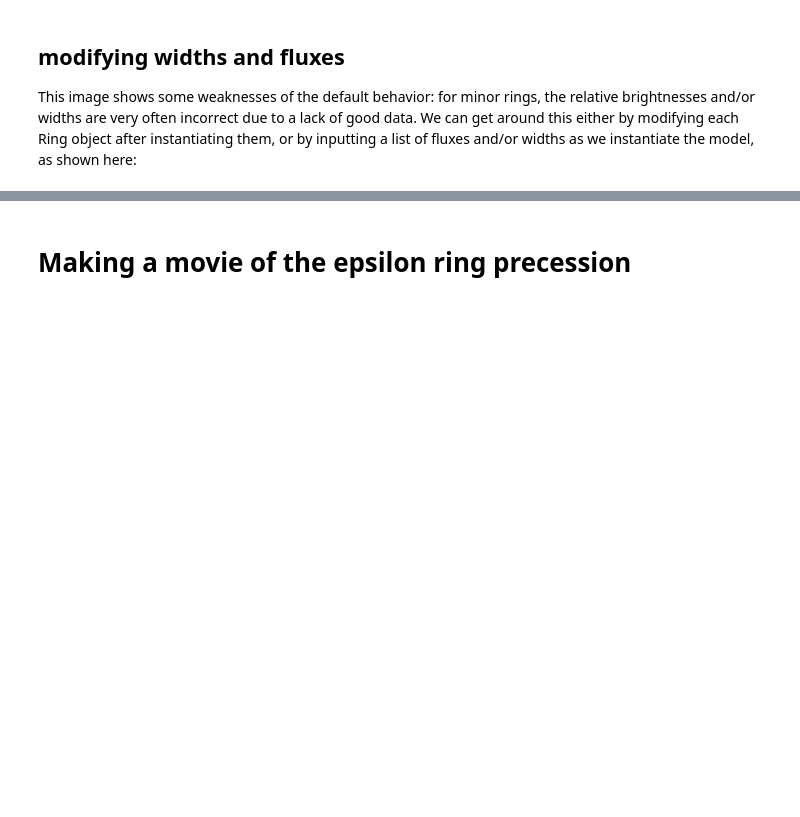
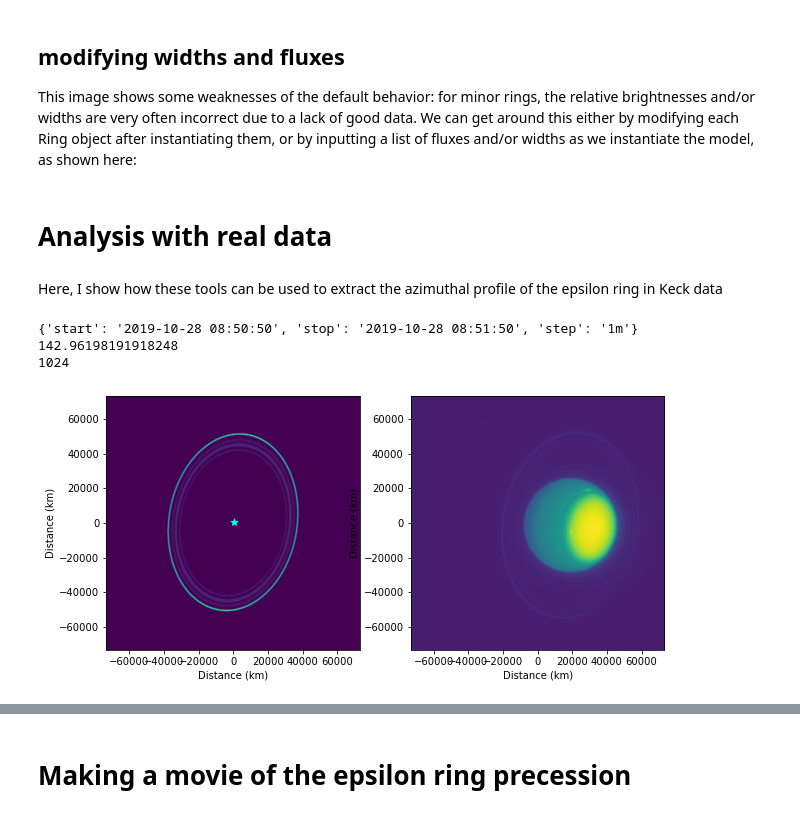
Before and after one commit to emolter/pylanetary, a Jupyter notebook: pylanetary/rings/ring-system-modeling-tutorial.ipynb, the cells around one changed output, grey strips where cells are left out. Drawn from its saved outputs; the diff is of its cells as text; code cells hidden in the pictures; blank space fills up the shorter version.

```diff
--- a/pylanetary/rings/ring-system-modeling-tutorial.ipynb
+++ b/pylanetary/rings/ring-system-modeling-tutorial.ipynb
@@ -73,7 +75,7 @@ plt.show()
 the RingSystemModelObservation tool makes mock observations of rings. It contains a static data table of ring properties for Jupiter, Saturn, Uranus, and Neptune. It interfaces with the Planetary Ring Node query tool and the JPL Horizons query tool to make the proper projected geometry for a given time of observation. The end result is basically a fully-editable Python version of the Planetary Ring Node.  Here is an example of a simple query:
 # %%
 epoch = '2020-01-30 00:00'
-alma_coords = (-23.029 * u.deg, -67.755 * u.deg, 5000 * u.m) #lat, lon, alt(m)
+alma_coords = ( -67.755 * u.deg, -23.029 * u.deg, 5000 * u.m) #lon, lat, alt(m)
 ringnames = ['Six', 'Five', 'Four', 'Alpha', 'Beta', 'Eta', 'Gamma', 'Delta', 'Epsilon']
 # %%
 epoch_astropy = Time(epoch, format = 'iso', scale = 'utc')
@@ -147,3 +149,63 @@ Ring instance; a=39600.0 km, e=0.0, i=45.54283 deg, width=3500.0 km
 ## modifying widths and fluxes
 
 This image shows some weaknesses of the default behavior: for minor rings, the relative brightnesses and/or widths are very often incorrect due to a lack of good data. We can get around this either by modifying each Ring object after instantiating them, or by inputting a list of fluxes and/or widths as we instantiate the model, as shown here:
+# %% [markdown]
+# Analysis with real data
+# %% [markdown]
+Here, I show how these tools can be used to extract the azimuthal profile of the epsilon ring in Keck data
+# %%
+from astropy.io import fits
+from astroquery.jplhorizons import Horizons
+from datetime import datetime, timedelta
+
+hdul = fits.open('data/fits/urh60.fits')
+pixscale_arcsec = 0.009942 #arcsec, keck
+keck_coords = (155.4744 * u.deg, 19.8264 * u.deg, 4145 * u.m) #lon, lat, alt(m)
+
+header = hdul[0].header
+data = hdul[0].data
+obs_time = header['DATE-OBS'] + ' ' + header['EXPSTART'][:-4]
+start_time = datetime.strptime(obs_time, '%Y-%m-%d %H:%M:%S')
+end_time = start_time + timedelta(minutes=1)
+epochs = {'start':obs_time, 'stop':end_time.strftime('%Y-%m-%d %H:%M:%S'), 'step':'1m'}
+keck_coords_astropy = EarthLocation(keck_coords[0], keck_coords[1], keck_coords[2])
+
+print(epochs)
+
+# convert pixscale from arcsec to km
+obj = Horizons(id='799', location='568', epochs=epochs) #Uranus, Keck
+d_AU = obj.ephemerides()['r'][0]*u.au
+dist = d_AU.to(u.km).value
+pixscale = dist*np.tan(np.deg2rad(pixscale_arcsec/3600.))
+print(pixscale)
+
+# image size also from header
+imsize = header['NAXIS1']
+print(imsize)
+# %% [output]
+{'start': '2019-10-28 08:50:50', 'stop': '2019-10-28 08:51:50', 'step': '1m'}
+142.96198191918248
+1024
+# %%
+# make the model observation
+uranus_rings = RingSystemModelObservation('uranus',
+                     epoch=Time(start_time, scale='utc'),
+                     location = alma_coords_astropy,
+                     ringnames = ringnames)
+model_keck_obs = uranus_rings.as_2d_array((imsize, imsize), pixscale, beamsize = (4,4,0*u.degree))
+
+sz = pixscale*imsize
+fig, [ax0, ax1] = plt.subplots(1,2, figsize = (10,6))
+
+ax0.imshow(model_keck_obs, origin = 'lower', extent=[-sz/2, sz/2, -sz/2, sz/2])
+ax0.scatter([imsize/2],[imsize/2], color = 'cyan', marker = '*', s = 50, label = 'center of Uranus')
+
+ax1.imshow(data, origin = 'lower', extent=[-sz/2, sz/2, -sz/2, sz/2])
+
+for ax in [ax0, ax1]:
+    ax.set_xlabel('Distance (km)')
+    ax.set_ylabel('Distance (km)')
+
+plt.show()
+# %% [output]
+[figure, added]
```
Also changed, not shown: parts of 8 cells of this notebook, 3 other files.
